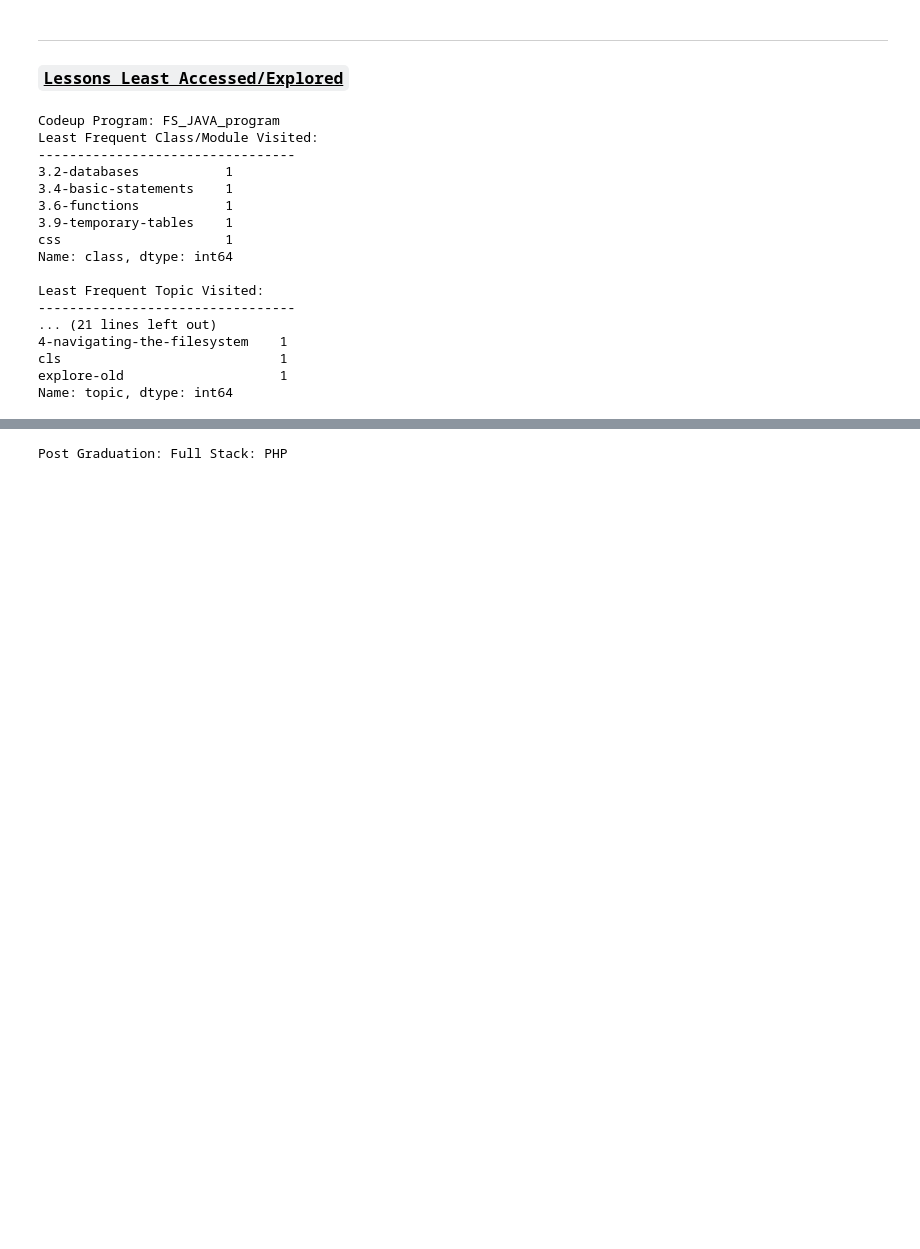
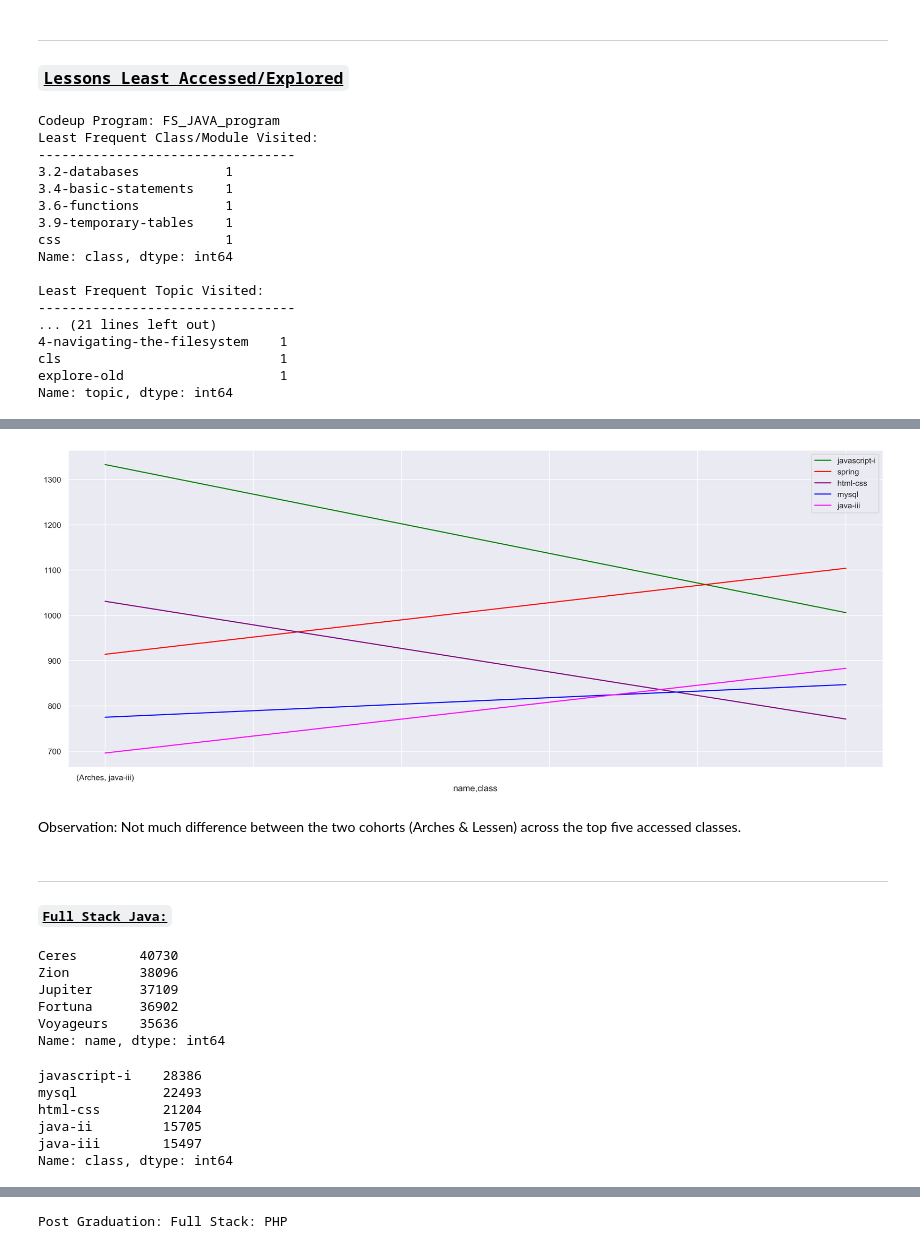
Before and after one commit to Kalpana-duo/project_anomaly, a Jupyter notebook: final_report.ipynb, the cells around one changed output, grey strips where cells are left out. Cells and saved outputs as stored; diff of their text form; code cells hidden in the pictures; blank space fills up the shorter version.

```diff
--- a/final_report.ipynb
+++ b/final_report.ipynb
@@ -271,0 +391,47 @@ Name: topic, dtype: int64
+# %%
+# visualizing the top five classes
+
+fs_php1[fs_php1['class'] == 'javascript-i'].groupby('name')['class'].value_counts().plot(figsize=(20,8),color = 'green', label = 'javascript-i')
+fs_php1[fs_php1['class'] == 'spring'].groupby('name')['class'].value_counts().plot(color = 'red', label = 'spring')
+fs_php1[fs_php1['class'] == 'html-css'].groupby('name')['class'].value_counts().plot(color = 'purple', label = 'html-css')
+fs_php1[fs_php1['class'] == 'mysql'].groupby('name')['class'].value_counts().plot(color = 'blue', label = 'mysql')
+fs_php1[fs_php1['class'] == 'java-iii'].groupby('name')['class'].value_counts().plot(color = 'magenta', label = 'java-iii')
+
+# is the chart missing x-axis labels?
+# plt.title()?
+plt.legend()
+plt.show()
+# %% [output]
+[figure, added]
+# %% [markdown]
+Observation: Not much difference between the two cohorts (Arches & Lessen) across the top five accessed classes.
+# %% [markdown]
+----
+#### <u>``Full Stack Java:``</u>
+# %%
+# creating the Java dataframe
+
+fs_java = df[df.program_id == 2]
+
+# choose the cohorts have the top 5 value
+fs_java1 = fs_java[(fs_java.name == 'Ceres') | (fs_java.name == 'Zion') | (fs_java.name == 'Jupiter')|
+                   (fs_java.name == 'Fortuna')| (fs_java.name == 'Voyageurs')]
+fs_java1.name.value_counts()
+# %% [output]
+Ceres        40730
+Zion         38096
+Jupiter      37109
+Fortuna      36902
+Voyageurs    35636
+Name: name, dtype: int64
+# %%
+# unique class values and count
+
+fs_java1['class'].value_counts().head()
+# %% [output]
+javascript-i    28386
+mysql           22493
+html-css        21204
+java-ii         15705
+java-iii        15497
+Name: class, dtype: int64
```
Also changed, not shown: parts of 32 cells of this notebook.
